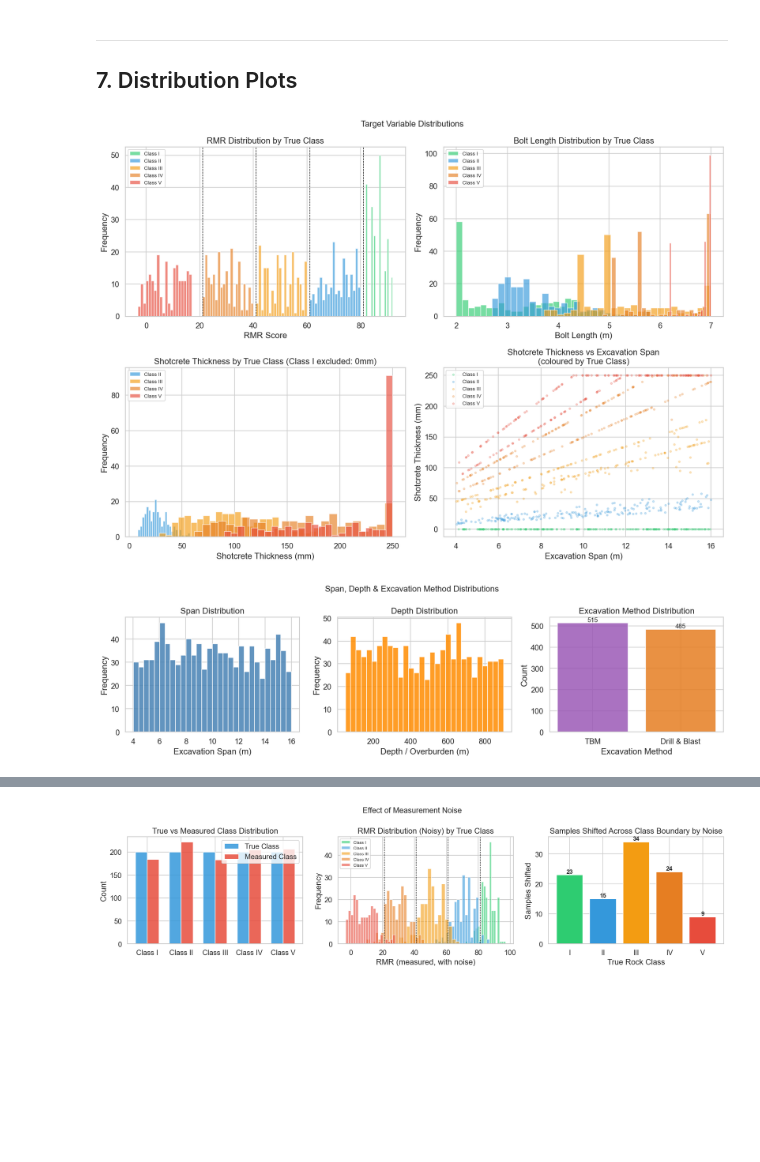
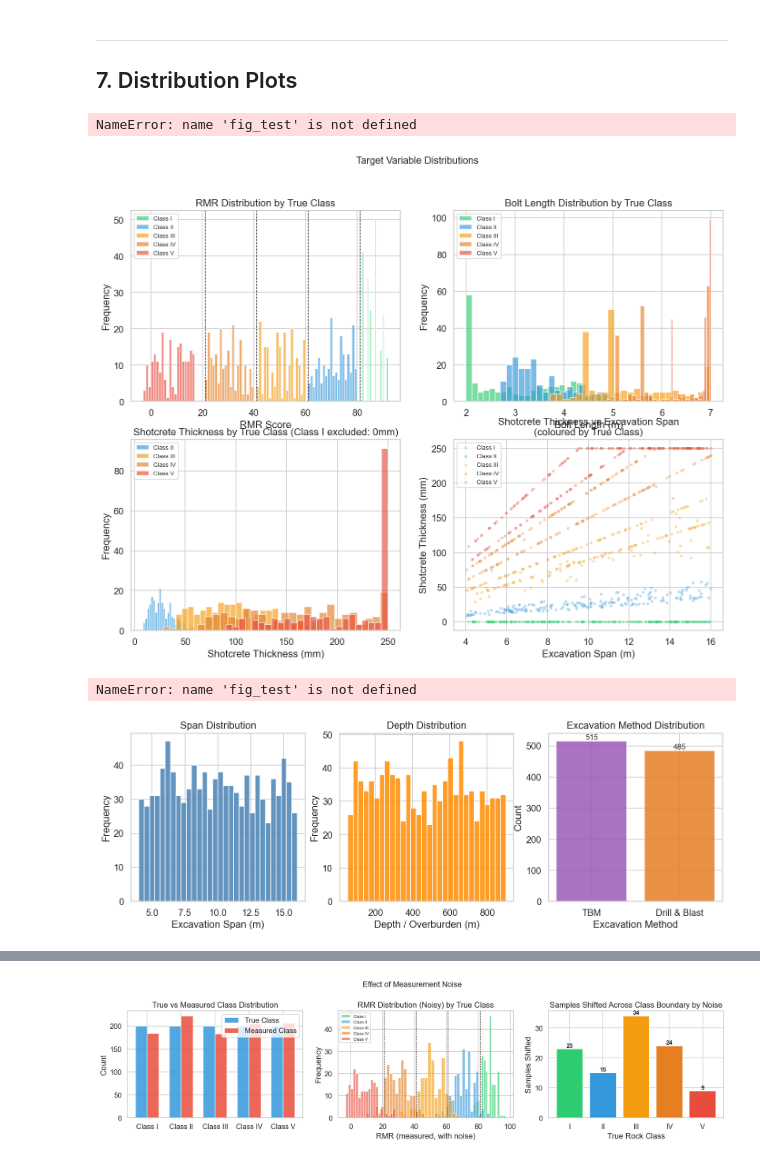
Before and after one commit to sayanmondal31694-sys/rmr-tunnel-support-designer-app, a Jupyter notebook: rmr_dataset_generator.ipynb, the cells around one changed output, grey strips where cells are left out. Saved outputs shown, nothing was run; the diff lists cells and outputs as text; code cells hidden in the pictures; blank space fills up the shorter version.

```diff
--- a/rmr_dataset_generator.ipynb
+++ b/rmr_dataset_generator.ipynb
@@ -503,9 +406,12 @@ df.groupby('True_Rock_Class')[TARGET_COLS].agg(['mean','std']).round(2).reindex(
 ---
 ## 7. Distribution Plots
 # %%
+import matplotlib.pyplot as plt
+import matplotlib.patches as mpatches
+import seaborn as sns
 fig, axes = plt.subplots(2, 2, figsize=(14, 10))
 
-# ── RMR distribution ─────────────────────────────────────────────────────────
+# RMR distribution
 ax = axes[0,0]
 for cls in CLASS_ORDER:
     subset = df[df['True_Rock_Class'] == cls]['RMR']
@@ -515,55 +421,50 @@ for boundary in [21, 41, 61, 81]:
 ax.set_xlabel('RMR Score'); ax.set_ylabel('Frequency')
 ax.set_title('RMR Distribution by True Class')
 ax.legend(fontsize=8)
-
-# ── Bolt length distribution ──────────────────────────────────────────────────
+#Bolt length distribution
 ax = axes[0,1]
 for cls in CLASS_ORDER:
     subset = df[df['True_Rock_Class'] == cls]['Bolt_Length_m']
     ax.hist(subset, bins=25, alpha=0.65, color=CLASS_COLORS[cls], label=f'Class {cls}')
 ax.set_xlabel('Bolt Length (m)'); ax.set_ylabel('Frequency')
 ax.set_title('Bolt Length Distribution by True Class')
 ax.legend(fontsize=8)
-
-# ── Shotcrete thickness distribution ─────────────────────────────────────────
+#Shotcrete thickness distribution
 ax = axes[1,0]
 for cls in ['II','III','IV','V']:  # Class I = 0mm so skip to keep scale readable
     subset = df[df['True_Rock_Class'] == cls]['Shotcrete_mm']
     ax.hist(subset, bins=25, alpha=0.65, color=CLASS_COLORS[cls], label=f'Class {cls}')
 ax.set_xlabel('Shotcrete Thickness (mm)'); ax.set_ylabel('Frequency')
 ax.set_title('Shotcrete Thickness by True Class (Class I excluded: 0mm)')
 ax.legend(fontsize=8)
-
-# ── Shotcrete vs Span scatter (key relationship to illustrate) ───────────────
+#Shotcrete vs Span scatter (key relationship to illustrate
 ax = axes[1,1]
 for cls in CLASS_ORDER:
     subset = df[df['True_Rock_Class'] == cls]
     ax.scatter(subset['Excavation_Span_m'], subset['Shotcrete_mm'],
                alpha=0.25, s=8, color=CLASS_COLORS[cls], label=f'Class {cls}')
 ax.set_xlabel('Excavation Span (m)'); ax.set_ylabel('Shotcrete Thickness (mm)')
 ax.set_title('Shotcrete Thickness vs Excavation Span\n(coloured by True Class)')
 ax.legend(fontsize=8)
 
 plt.suptitle('Target Variable Distributions', fontsize=13)
-plt.tight_layout()
+fig_test.tight_layout(pad=1.5)
 plt.savefig('fig_targets.png')
 plt.show()
 # %% [output]
+NameError: name 'fig_test' is not defined
-[figure, old version]
+[figure, new version]
 # %%
-# ── New feature distributions ──────────────────────────────────────────────────
 fig, axes = plt.subplots(1, 3, figsize=(14, 4))
 
 # Span
 axes[0].hist(df['Excavation_Span_m'], bins=30, color='steelblue', edgecolor='white', alpha=0.85)
 axes[0].set_xlabel('Excavation Span (m)'); axes[0].set_ylabel('Frequency')
 axes[0].set_title('Span Distribution')
-
 # Depth
 axes[1].hist(df['Depth_m'], bins=30, color='darkorange', edgecolor='white', alpha=0.85)
 axes[1].set_xlabel('Depth / Overburden (m)'); axes[1].set_ylabel('Frequency')
 axes[1].set_title('Depth Distribution')
-
 # Method
 method_counts = df['Excavation_Method'].value_counts().rename({0:'TBM', 1:'Drill & Blast'})
 axes[2].bar(method_counts.index, method_counts.values,
@@ -573,10 +474,11 @@ axes[2].set_title('Excavation Method Distribution')
 for i, v in enumerate(method_counts.values):
     axes[2].text(i, v+5, str(v), ha='center', fontsize=10)
 
-plt.suptitle('Span, Depth & Excavation Method Distributions', fontsize=13)
-plt.tight_layout()
-plt.savefig('fig_features.png')
-plt.show()
+fig_test.suptitle('Span, Depth & Excavation Method Distributions', fontsize=13)
+fig_test.tight_layout(pad=1.5)
+fig_test.savefig('fig_features.png')
+fig_test.show()
 # %% [output]
+NameError: name 'fig_test' is not defined
-[figure, old version]
+[figure, new version]
 # %%
```
Also changed, not shown: parts of 18 cells of this notebook.
